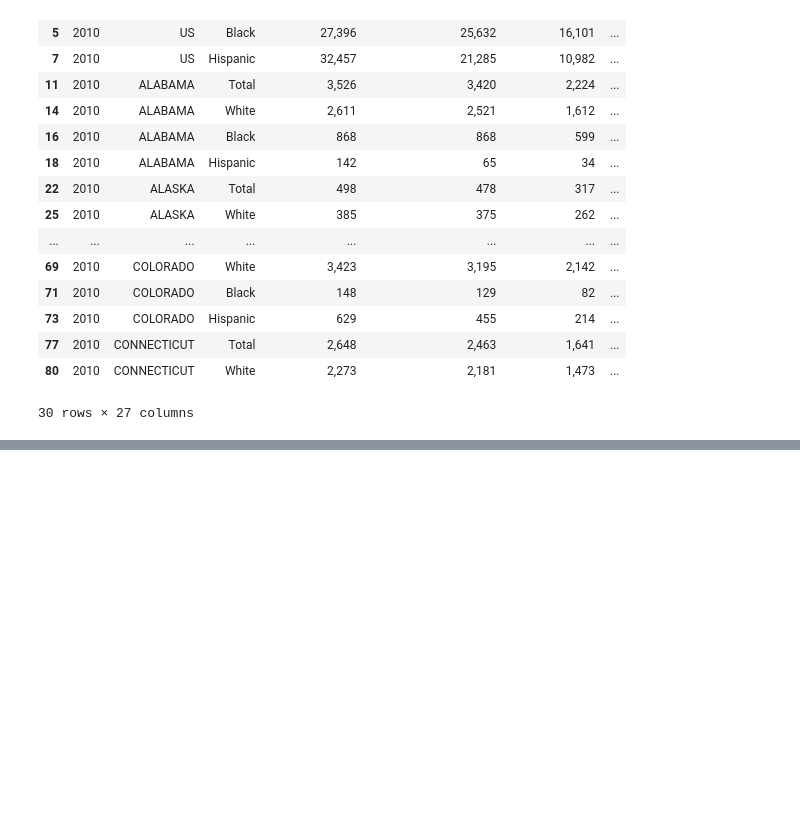
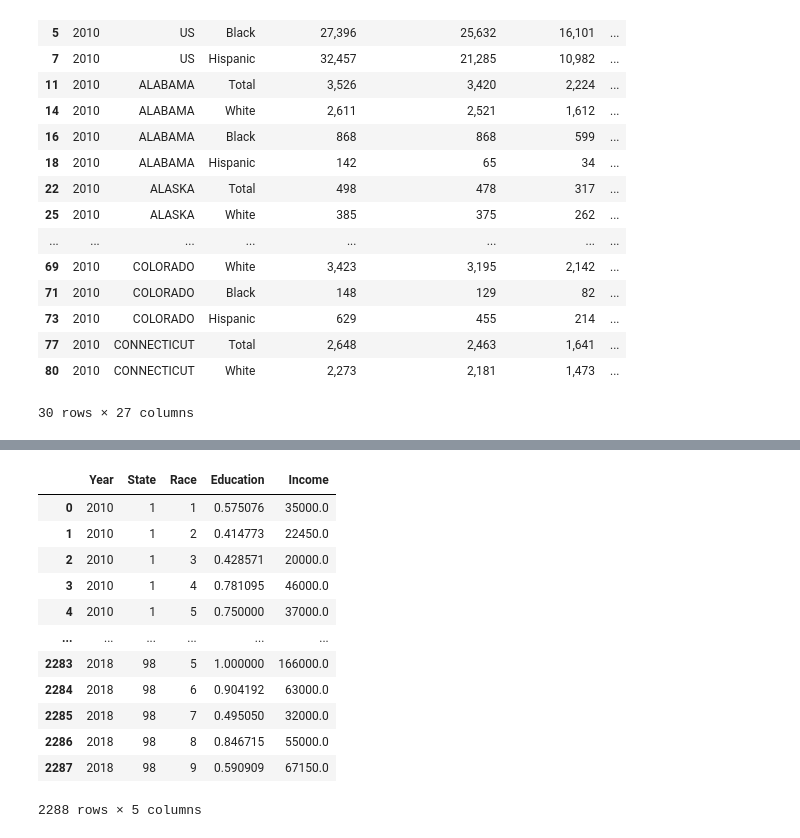
Before and after one commit to yljblues/ADA2020, a Jupyter notebook: main.ipynb, the cells around one changed output, grey strips where cells are left out. Cells and saved outputs as stored; diff of their text form; code cells hidden in the pictures; blank space fills up the shorter version.

```diff
--- a/main.ipynb
+++ b/main.ipynb
@@ -60,0 +147,26 @@ df_political[:30]
+# %%
+## step3 - merge all the samples that have the same 'year', 'state' and 'race'
+#   For education, we average the college rate of all samples
+#   For income, we pick medium value
+df3 = df2.groupby(['Year', 'State', 'Race']).agg('mean')
+df3['Income'] = df2.groupby(['Year', 'State', 'Race']).agg('median')['Income']
+# renew index
+df3.insert(loc=0, column='Year', value=[ysr[0] for ysr in df3.index])
+df3.insert(loc=1, column='State', value=[ysr[1] for ysr in df3.index])
+df3.insert(loc=2, column='Race', value=[ysr[2] for ysr in df3.index])
+df3.index = np.arange(df3.shape[0])
+df3
+# %% [output]
+|  | Year | State | Race | Education | Income |
+| 0 | 2010 | 1 | 1 | 0.575076 | 35000.0 |
+| 1 | 2010 | 1 | 2 | 0.414773 | 22450.0 |
+| 2 | 2010 | 1 | 3 | 0.428571 | 20000.0 |
+| 3 | 2010 | 1 | 4 | 0.781095 | 46000.0 |
+| 4 | 2010 | 1 | 5 | 0.750000 | 37000.0 |
+| ... | ... | ... | ... | ... | ... |
+| 2283 | 2018 | 98 | 5 | 1.000000 | 166000.0 |
+| 2284 | 2018 | 98 | 6 | 0.904192 | 63000.0 |
+| 2285 | 2018 | 98 | 7 | 0.495050 | 32000.0 |
+| 2286 | 2018 | 98 | 8 | 0.846715 | 55000.0 |
+| 2287 | 2018 | 98 | 9 | 0.590909 | 67150.0 |
+2288 rows × 5 columns
```
Also changed, not shown: parts of 10 cells of this notebook, 2 other files.
